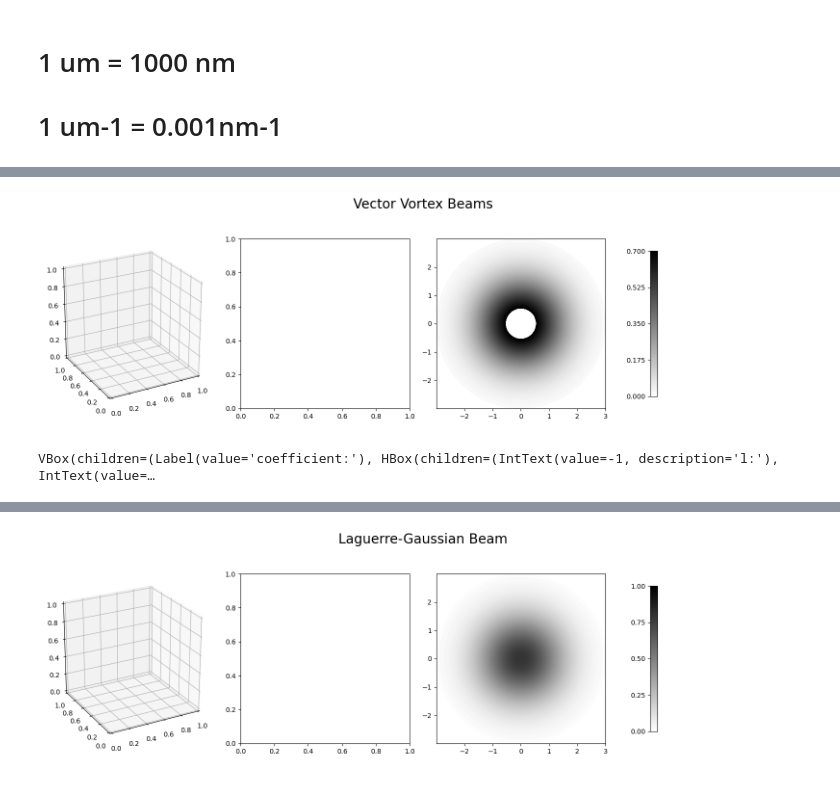
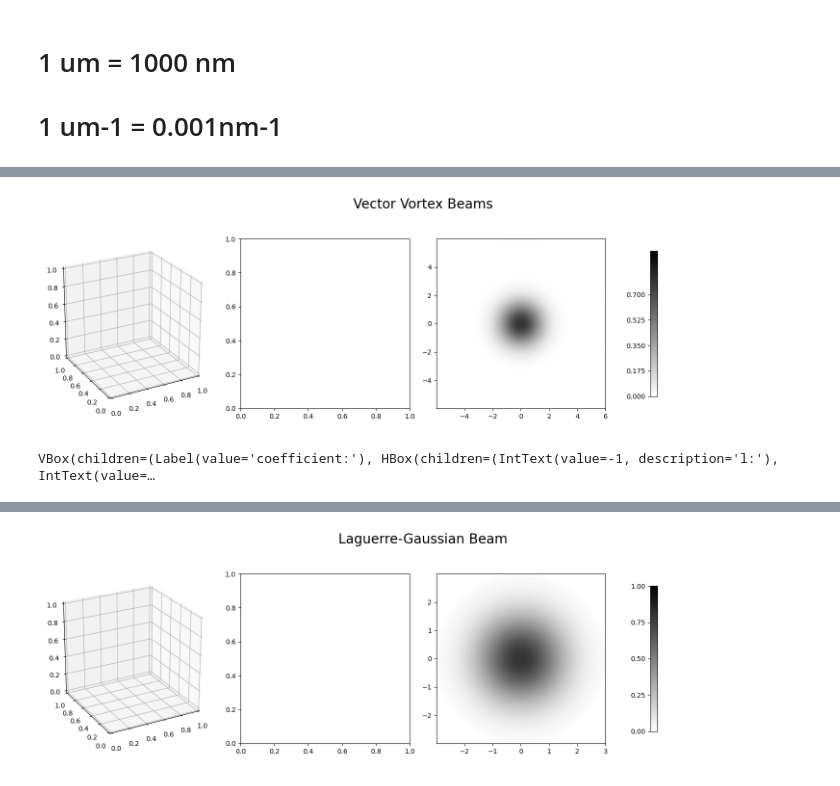
Before and after one commit to Liubroke13/Main_code, a Jupyter notebook: Oscar_assign/task1.ipynb, the cells around one changed output, grey strips where cells are left out. Cells and saved outputs as stored; diff of their text form; code cells hidden in the pictures.

```diff
--- a/Oscar_assign/task1.ipynb
+++ b/Oscar_assign/task1.ipynb
@@ -221,7 +221,7 @@ fig.delaxes(ax[3])
 beta = widgets.FloatSlider(value=1/2, min=0., max=1, step=1/50 ,description='beta (pi)')
 alpha = widgets.FloatSlider(value=0, min=0., max=2, step=1/50 ,description='alpha (pi)')
 t = np.arange(0, 2*np.pi, 0.02)
-rho = np.linspace(0, 2*W, 200)
+rho = np.linspace(0, 4*W, 200)
 phi = np.linspace(0, 2*np.pi, 200)
 rho, phi = np.meshgrid(rho, phi)
 X, Y = rho*np.cos(phi), rho*np.sin(phi)
@@ -282,7 +282,7 @@ def need(l1,l2,p,beta,alpha):
     ax[1].plot(W*np.cos(t),W*np.sin(t),linestyle=':',color="green",label='beam waist W=1.5 um')
     print('alpha=',format(alpha/np.pi,'.3f'),'𝜋 beta=',format(beta/np.pi,'.3f'),'𝜋' )
 
-    ax[2].contourf(X, Y, uintensity(phi,rho,sigma1,sigma2,l1,l2,p,beta,alpha), levels=np.linspace(0,0.7,100), cmap='gist_yarg' )
+    ax[2].contourf(X, Y, uintensity(phi,rho,sigma1,sigma2,l1,l2,p,beta,alpha), levels=np.linspace(0,1,100), cmap='gist_yarg' )
     ax[2].plot(W*np.cos(t),W*np.sin(t),linestyle=':',color="green",label='beam waist W=1.5 um')
 
 
@@ -305,35 +305,35 @@ def need(l1,l2,p,beta,alpha):
     ax3D.yaxis.set_major_locator(y_major_locator)
     ax3D.zaxis.set_major_locator(z_major_locator)
     ax[1].legend()
     ax[1].set_title('real space polarization')
     ax[1].set_xlabel('x (um)')
     ax[1].set_ylabel('y (um)')
     ax[1].set_xlim(-2*W,2*W)
     ax[1].set_ylim(-2*W,2*W)
     ax[2].set_title('real space intensity')
     ax[2].set_xlabel('x (um)')
     ax[2].set_ylabel('y (um)')
     ax[2].set_xlim(-2*W,2*W)
     ax[2].set_ylim(-2*W,2*W)
 
 
 plt.suptitle('Vector Vortex Beams' ,fontsize=20)
 ax3D.view_init(24, -118, 0)                 #ax.view_init(elev, azim, roll)
 plt.colorbar(ax[2].contourf(X, Y, uintensity(phi,rho,sigma1,sigma2,0,0,0,
-                                             0,0), levels=np.linspace(0,0.7,100), cmap='gist_yarg'),  ax=ax[3], ticks=np.linspace(0,0.7, 5), shrink=0.7, location='left')
+                                             0,0), levels=np.linspace(0,1,100), cmap='gist_yarg'),  ax=ax[3], ticks=np.linspace(0,0.7, 5), shrink=0.7, location='left')
 plt.tight_layout(pad=1)
 plt.show()
 
 out = widgets.interactive_output(need, {'l1':l1,'l2':l2, 'p':p, 'beta':beta, 'alpha':alpha})
 ui = widgets.VBox([widgets.Label('coefficient:'), widgets.HBox([l1,l2,p]), widgets.Label('parameter:'), widgets.HBox([beta,alpha]) ])
 display(ui , out )
 
 
 
 # C:\Users\USER\Documents\大二資料\code              #存檔位置
 # ffmpeg –r 20 –i direction_%01d.png direction.avi  #輸出指令
 # %% [output]
-[figure, old version]
+[figure, new version]
 VBox(children=(Label(value='coefficient:'), HBox(children=(IntText(value=-1, description='l:'), IntText(value=…
 [interactive output not drawn]
 # %%
```
Also changed, not shown: 43 other files.
